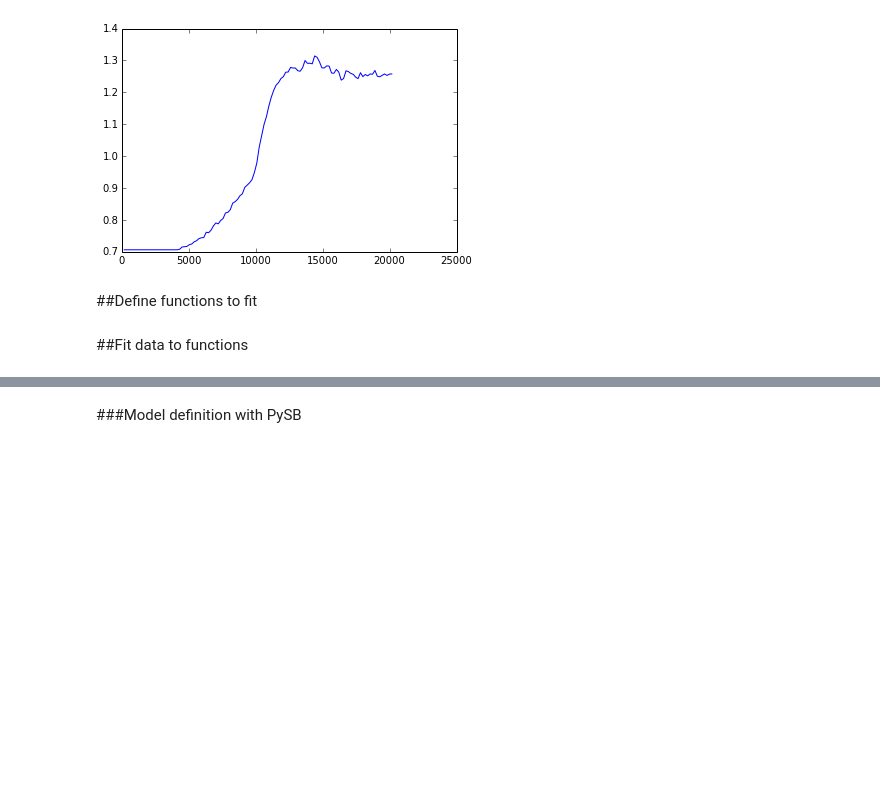
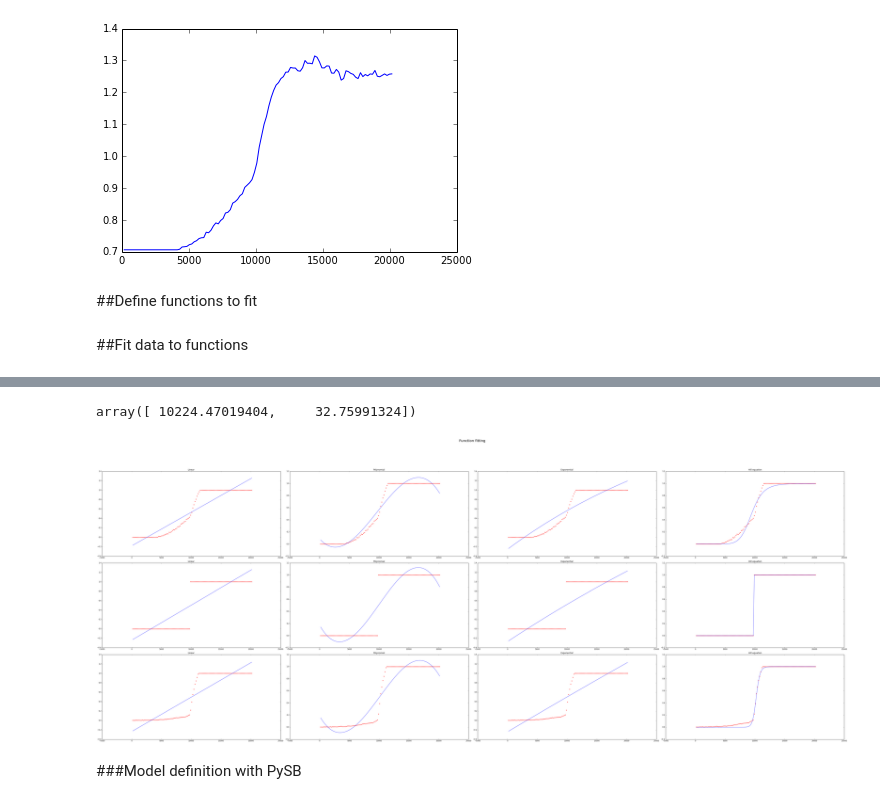
Before and after one commit to ortega2247/qsb, a Jupyter notebook: qsb.ipynb, the cells around one changed output, grey strips where cells are left out. Saved outputs shown, nothing was run; the diff lists cells and outputs as text; code cells hidden in the pictures; blank space fills up the shorter version.

```diff
--- a/qsb.ipynb
+++ b/qsb.ipynb
@@ -101,6 +101,6 @@ def hill(x,a,b):
 # %% [markdown]
 ##Fit data to functions
 # %%
-to_be_fitted = IC_RP
-# to_be_fitted = IMS_RP
-# to_be_fitted =  EC_RP
+to_be_fitted1 = IC_RP
+to_be_fitted2 = IMS_RP
+to_be_fitted3 =  EC_RP
@@ -145,3 +137,75 @@ fig.tight_layout()
+# %%
+popth3
+# %% [output]
+array([ 10224.47019404,     32.75991324])
+# %%
+fig = plt.figure(figsize=(60,22))
+
+line_ax = fig.add_subplot(341)
+line_ax.plot(time,linea_fit1)
+line_ax.scatter(time,to_be_fitted1,c='r',marker='x')
+line_ax.set_title("Linear")
+
+poly_ax = fig.add_subplot(342)
+poly_ax.plot(time,poli_fit1)
+poly_ax.scatter(time,to_be_fitted1,c='r',marker='x')
+poly_ax.set_title("Polynomial")
+
+exp_ax = fig.add_subplot(343)
+exp_ax.plot(time,expo_fit1)
+exp_ax.scatter(time,to_be_fitted1,c='r',marker='x')
+exp_ax.set_title("Exponential")
+
+hill_ax = fig.add_subplot(344)
+hill_ax.plot(time,hill_fit1)
+hill_ax.scatter(time,to_be_fitted1,c='r',marker='x')
+hill_ax.set_title("Hill equation")
+
+line_ax = fig.add_subplot(345)
+line_ax.plot(time,linea_fit2)
+line_ax.scatter(time,to_be_fitted2,c='r',marker='x')
+line_ax.set_title("Linear")
+
+poly_ax = fig.add_subplot(346)
+poly_ax.plot(time,poli_fit2)
+poly_ax.scatter(time,to_be_fitted2,c='r',marker='x')
+poly_ax.set_title("Polynomial")
+
+exp_ax = fig.add_subplot(347)
+exp_ax.plot(time,expo_fit2)
+exp_ax.scatter(time,to_be_fitted2,c='r',marker='x')
+exp_ax.set_title("Exponential")
+
+hill_ax = fig.add_subplot(348)
+hill_ax.plot(time,hill_fit2)
+hill_ax.scatter(time,to_be_fitted2,c='r',marker='x')
+hill_ax.set_title("Hill equation")
+
+line_ax = fig.add_subplot(349)
+line_ax.plot(time,linea_fit3)
+line_ax.scatter(time,to_be_fitted3,c='r',marker='x')
+line_ax.set_title("Linear")
+
+poly_ax = fig.add_subplot(3,4,10)
+poly_ax.plot(time,poli_fit3)
+poly_ax.scatter(time,to_be_fitted3,c='r',marker='x')
+poly_ax.set_title("Polynomial")
+
+exp_ax = fig.add_subplot(3,4,11)
+exp_ax.plot(time,expo_fit3)
+exp_ax.scatter(time,to_be_fitted3,c='r',marker='x')
+exp_ax.set_title("Exponential")
+
+hill_ax = fig.add_subplot(3,4,12)
+hill_ax.plot(time,hill_fit3)
+hill_ax.scatter(time,to_be_fitted3,c='r',marker='x')
+hill_ax.set_title("Hill equation")
+
+fig.suptitle("Function fitting\n\n",y=1.1,fontsize=20)
+
+fig.tight_layout()
+# %% [output]
+[figure, added]
 # %% [markdown]
 ###Model definition with PySB
 # %%
```
Also changed, not shown: parts of 8 cells of this notebook.
